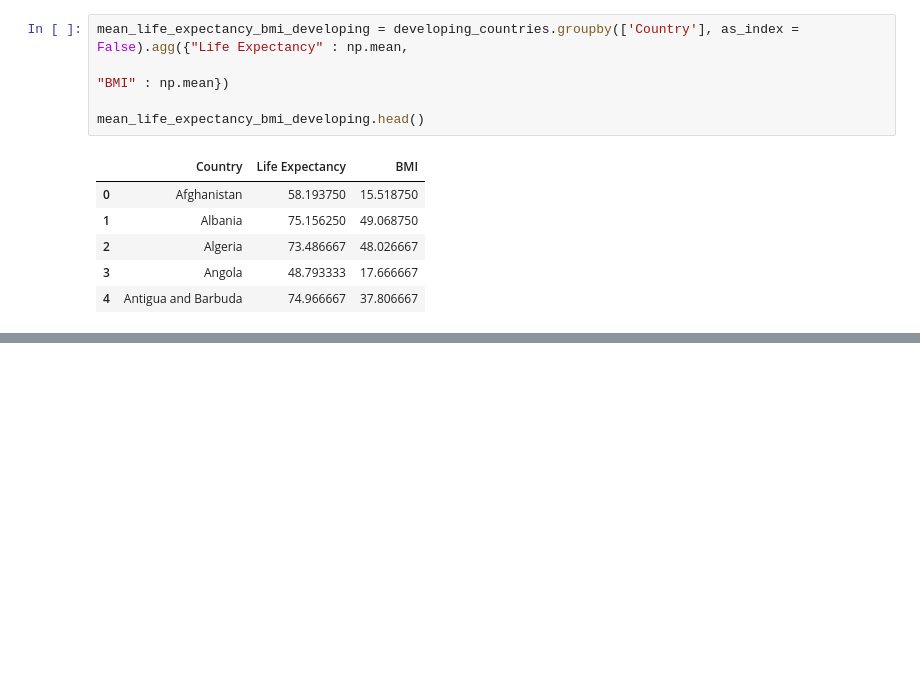
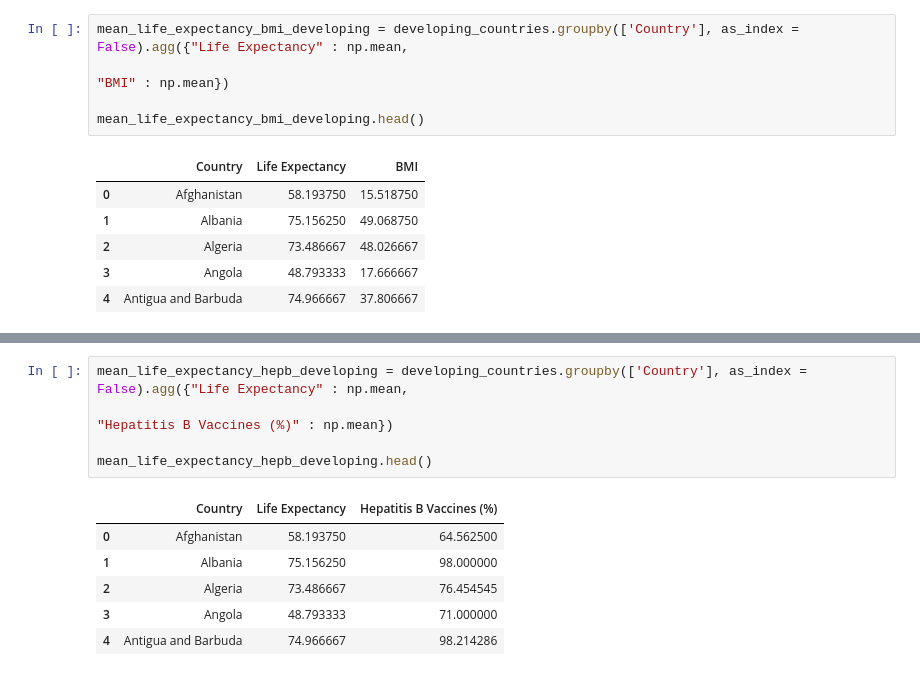
Before and after one commit to shechter430/project_one, a Jupyter notebook: shondeen_analyzations.ipynb, the cells around one changed output, grey strips where cells are left out. Cells and saved outputs as stored; diff of their text form; blank space fills up the shorter version.

```diff
--- a/shondeen_analyzations.ipynb
+++ b/shondeen_analyzations.ipynb
@@ -207,0 +227,12 @@ NameError: name 'mean_life_expectancy_dip_developing' is not defined
+# %%
+mean_life_expectancy_hepb_developing = developing_countries.groupby(['Country'], as_index = False).agg({"Life Expectancy" : np.mean,
+                                                                                                 "Hepatitis B Vaccines (%)" : np.mean})
+
+mean_life_expectancy_hepb_developing.head()
+# %% [output]
+|  | Country | Life Expectancy | Hepatitis B Vaccines (%) |
+| 0 | Afghanistan | 58.193750 | 64.562500 |
+| 1 | Albania | 75.156250 | 98.000000 |
+| 2 | Algeria | 73.486667 | 76.454545 |
+| 3 | Angola | 48.793333 | 71.000000 |
+| 4 | Antigua and Barbuda | 74.966667 | 98.214286 |
```
Also changed, not shown: parts of 16 cells of this notebook.
